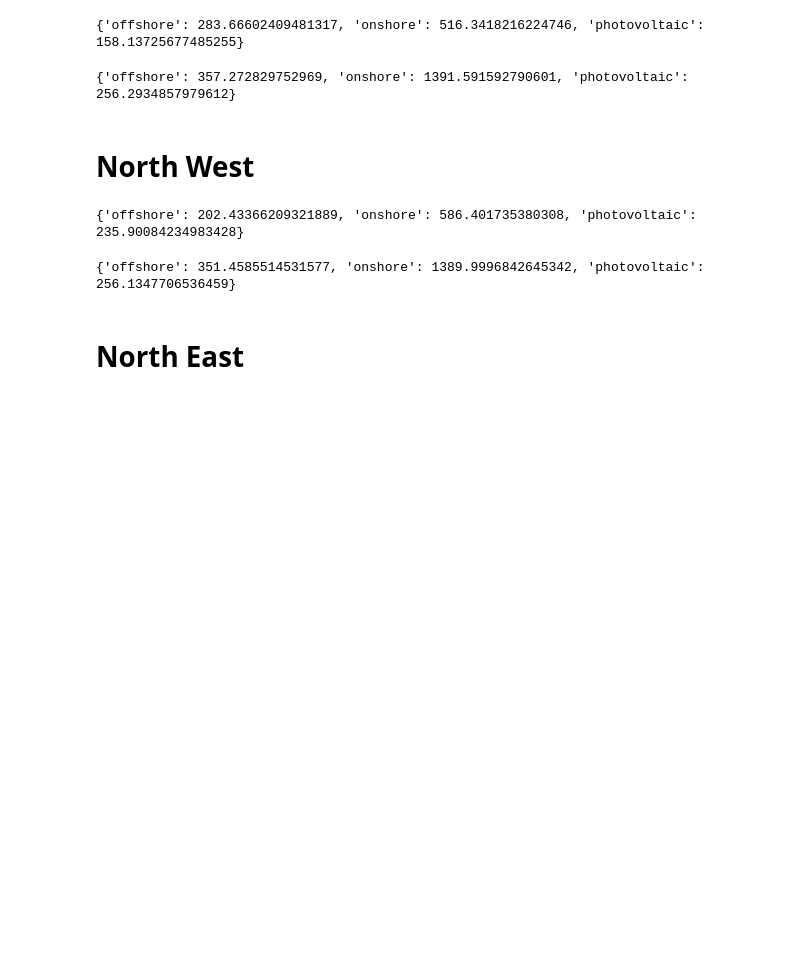
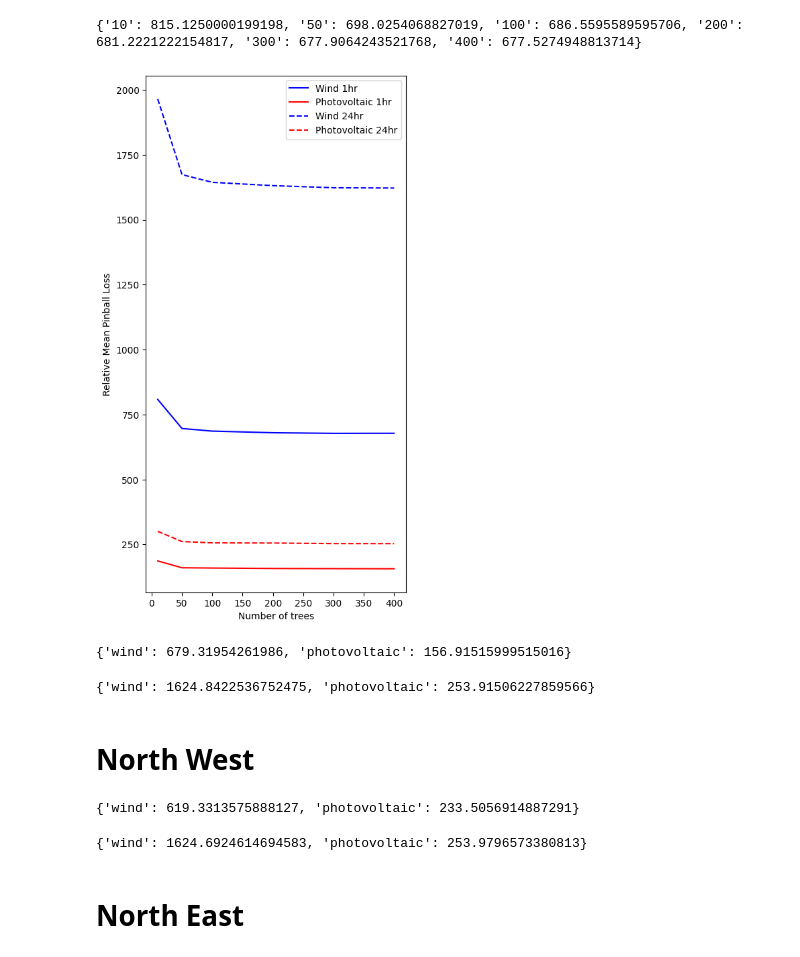
Before and after one commit to lolotta/ML-Renewable-Energy, a Jupyter notebook: train.ipynb, the cells around one changed output. Drawn from its saved outputs; the diff is of its cells as text; code cells hidden in the pictures; blank space fills up the shorter version.

```diff
--- a/train.ipynb
+++ b/train.ipynb
@@ -125,3 +203,47 @@ def train_and_predict(cv_combinations, quantiles):
+# %%
+# plot losses for different n_trees
+
+n_trees_list = [10, 50, 100, 200, 300, 400]
+
+
+wind_losses = [results_n_trees[str(n_trees)]['wind'] for n_trees in n_trees_list]
+photovoltaic_losses = [results_n_trees[str(n_trees)]['photovoltaic'] for n_trees in n_trees_list]
+
+wind_losses_24hr = [results_n_trees[str(n_trees)+'_24hr']['wind'] for n_trees in n_trees_list]
+photovoltaic_losses_24hr = [results_n_trees[str(n_trees)+'_24hr']['photovoltaic'] for n_trees in n_trees_list]
+
+plt.figure(figsize=(5, 10))
+plt.plot(n_trees_list, wind_losses, label='Wind 1hr', color='blue')
+plt.plot(n_trees_list, photovoltaic_losses, label='Photovoltaic 1hr', color='red')#
+plt.plot(n_trees_list, wind_losses_24hr, label='Wind 24hr', color='blue', linestyle='dashed')
+plt.plot(n_trees_list, photovoltaic_losses_24hr, label='Photovoltaic 24hr', color='red', linestyle='dashed')
+plt.xlabel('Number of trees')
+plt.ylabel('Relative Mean Pinball Loss')
+plt.legend()
+
+# save results
+results_df = pd.DataFrame(results_n_trees)
+results_df.to_csv('results/results_n_trees.csv')
+# save plot
+
+plt.savefig('results/n_trees_mean_pinball_loss.png')
+
+mean_loss_trees = {}
+# print means of the losses per ntree
+for tree in range(6):
+    tree = n_trees_list[tree]
+    results = []
+    results.append(results_n_trees[str(tree)]['wind'])
+    results.append(results_n_trees[str(tree)]['photovoltaic'])
+    results.append(results_n_trees[str(tree)+'_24hr']['wind'])
+    results.append(results_n_trees[str(tree)+'_24hr']['photovoltaic'])
+
+    mean_loss_trees[str(tree)] = np.mean(results)
+
+print(mean_loss_trees)
+# %% [output]
+{'10': 815.1250000199198, '50': 698.0254068827019, '100': 686.5595589595706, '200': 681.2221222154817, '300': 677.9064243521768, '400': 677.5274948813714}
+[figure, added]
 # %%
 # predict one hour in the future
 #take training data and shift targets by one hour
@@ -130,10 +252,11 @@ final_result = {}
 prediction_results = {}
 training_scores = {}
 
+n_trees = 300
+
 training_data_one_hr = training_data.copy()
 
-training_data_one_hr['Wind Offshore [MW] '] = training_data['Wind Offshore [MW] '].shift(-1)
-training_data_one_hr['Wind Onshore [MW]'] = training_data['Wind Onshore [MW]'].shift(-1)
+training_data_one_hr['Total Wind [MW]'] = training_data['Total Wind [MW]'].shift(-1)
 training_data_one_hr['Photovoltaic [MW]'] = training_data['Photovoltaic [MW]'].shift(-1)
 
 # drop last row
@@ -151,17 +274,16 @@ combinations = [
 
 quantiles = [0.025, 0.5, 0.975]
 
-final_result['mean_loc_1_hr'], training_scores['mean_loc_1_hr'], prediction_results['mean_loc_1_hr'] = train_and_predict(combinations, quantiles)
+final_result['mean_loc_1_hr'], training_scores['mean_loc_1_hr'], prediction_results['mean_loc_1_hr'], _ = train_and_predict(combinations, quantiles, n_trees)
 # %% [output]
-{'offshore': 283.66602409481317, 'onshore': 516.3418216224746, 'photovoltaic': 158.13725677485255}
+{'wind': 679.31954261986, 'photovoltaic': 156.91515999515016}
 # %%
 # # predict 24 hour in the future
 #take training data and shift targets by one hour
 
 training_data_one_day = training_data.copy()
 
-training_data_one_day['Wind Offshore [MW] '] = training_data['Wind Offshore [MW] '].shift(-24)
-training_data_one_day['Wind Onshore [MW]'] = training_data['Wind Onshore [MW]'].shift(-24)
+training_data_one_day['Total Wind [MW]'] = training_data['Total Wind [MW]'].shift(-24)
 training_data_one_day['Photovoltaic [MW]'] = training_data['Photovoltaic [MW]'].shift(-24)
 
 # drop last row
@@ -177,9 +299,9 @@ combinations = [
     (pd.concat([training_data_2020, training_data_2021]), training_data_2019),
 ]
 
-final_result['mean_loc_24_hr'], training_scores['mean_loc_24_hr'], prediction_results['mean_loc_24_hr'] = train_and_predict(combinations, quantiles)
+final_result['mean_loc_24_hr'], training_scores['mean_loc_24_hr'], prediction_results['mean_loc_24_hr'], _ = train_and_predict(combinations, quantiles, n_trees)
 # %% [output]
-{'offshore': 357.272829752969, 'onshore': 1391.591592790601, 'photovoltaic': 256.2934857979612}
+{'wind': 1624.8422536752475, 'photovoltaic': 253.91506227859566}
 # %% [markdown]
 # North West
 # %%
@@ -187,8 +309,7 @@ final_result['mean_loc_24_hr'], training_scores['mean_loc_24_hr'], prediction_re
 #take training data and shift targets by one hour
 training_data_one_hr = training_data_northwest.copy()
 
-training_data_one_hr['Wind Offshore [MW] '] = training_data_northwest['Wind Offshore [MW] '].shift(-1)
-training_data_one_hr['Wind Onshore [MW]'] = training_data_northwest['Wind Onshore [MW]'].shift(-1)
+training_data_one_hr['Total Wind [MW]'] = training_data_northwest['Total Wind [MW]'].shift(-1)
 training_data_one_hr['Photovoltaic [MW]'] = training_data_northwest['Photovoltaic [MW]'].shift(-1)
 
 # drop last row
@@ -204,17 +325,16 @@ combinations = [
     (pd.concat([training_data_2020, training_data_2021]), training_data_2019),
 ]
 
-final_result['northwest_1_hr'], training_scores['northwest_1_hr'], prediction_results['northwest_1_hr'] = train_and_predict(combinations, quantiles)
+final_result['northwest_1_hr'], training_scores['northwest_1_hr'], prediction_results['northwest_1_hr'], _ = train_and_predict(combinations, quantiles, n_trees)
 # %% [output]
-{'offshore': 202.43366209321889, 'onshore': 586.401735380308, 'photovoltaic': 235.90084234983428}
+{'wind': 619.3313575888127, 'photovoltaic': 233.5056914887291}
 # %%
 # # predict 24 hour in the future
 #take training data and shift targets by one hour
 
 training_data_one_day = training_data_northwest.copy()
 
-training_data_one_day['Wind Offshore [MW] '] = training_data_northwest['Wind Offshore [MW] '].shift(-24)
-training_data_one_day['Wind Onshore [MW]'] = training_data_northwest['Wind Onshore [MW]'].shift(-24)
+training_data_one_day['Total Wind [MW]'] = training_data_northwest['Total Wind [MW]'].shift(-24)
 training_data_one_day['Photovoltaic [MW]'] = training_data_northwest['Photovoltaic [MW]'].shift(-24)
 
 training_data_one_day = training_data_one_day.dropna()
@@ -229,9 +349,9 @@ combinations = [
     (pd.concat([training_data_2020, training_data_2021]), training_data_2019),
 ]
 
-final_result['northwest_24_hr'], training_scores['northwest_24_hr'], prediction_results['northwest_24_hr'] = train_and_predict(combinations, quantiles)
+final_result['northwest_24_hr'], training_scores['northwest_24_hr'], prediction_results['northwest_24_hr'], _ = train_and_predict(combinations, quantiles, n_trees)
 # %% [output]
-{'offshore': 351.4585514531577, 'onshore': 1389.9996842645342, 'photovoltaic': 256.1347706536459}
+{'wind': 1624.6924614694583, 'photovoltaic': 253.9796573380813}
 # %% [markdown]
 # North East
 # %%
```
Also changed, not shown: parts of 31 cells of this notebook, 21 other files.
